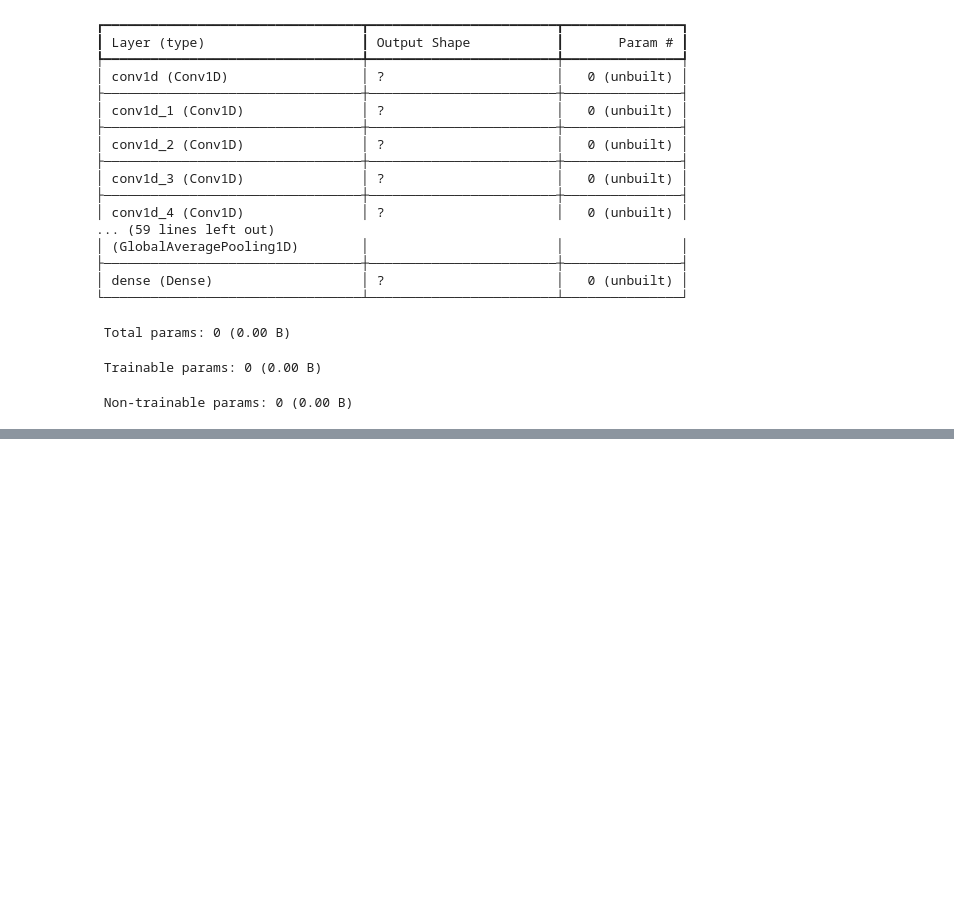
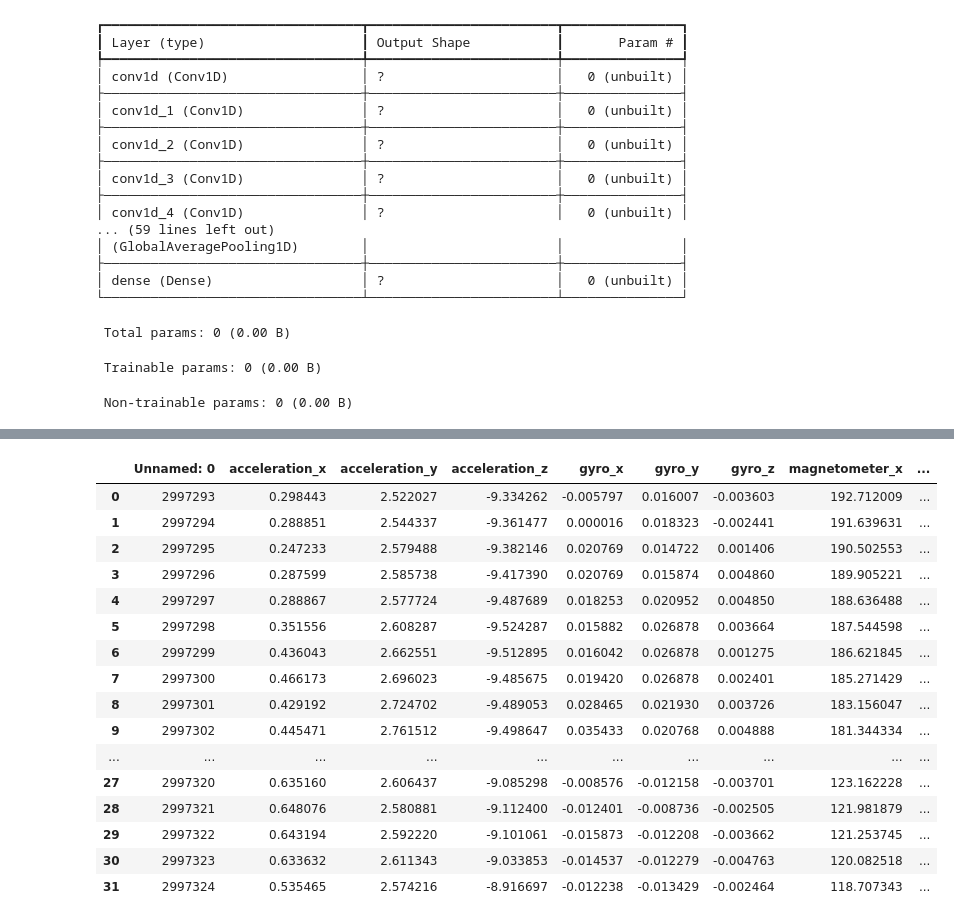
Before and after one commit to esgon191/dnevnik, a Jupyter notebook: research.ipynb, the cells around one changed output, grey strips where cells are left out. Drawn from its saved outputs; the diff is of its cells as text; code cells hidden in the pictures; blank space fills up the shorter version.

Commit message:
rewrite data loader to yield chunks

```diff
--- a/research.ipynb
+++ b/research.ipynb
@@ -109,0 +160,24 @@ model.build(input_shape=[tf.TensorShape((500, 1)) for _ in range(10)])
+# %%
+generator = pd.read_csv('data/pipline_test/X_test.csv', chunksize=config.BATCH_SIZE)
+# %%
+chunk = next(generator)
+# %%
+chunk
+# %% [output]
+|  | Unnamed: 0 | acceleration_x | acceleration_y | acceleration_z | gyro_x | gyro_y | gyro_z | magnetometer_x | ... |
+| 0 | 2997293 | 0.298443 | 2.522027 | -9.334262 | -0.005797 | 0.016007 | -0.003603 | 192.712009 | ... |
+| 1 | 2997294 | 0.288851 | 2.544337 | -9.361477 | 0.000016 | 0.018323 | -0.002441 | 191.639631 | ... |
+| 2 | 2997295 | 0.247233 | 2.579488 | -9.382146 | 0.020769 | 0.014722 | 0.001406 | 190.502553 | ... |
+| 3 | 2997296 | 0.287599 | 2.585738 | -9.417390 | 0.020769 | 0.015874 | 0.004860 | 189.905221 | ... |
+| 4 | 2997297 | 0.288867 | 2.577724 | -9.487689 | 0.018253 | 0.020952 | 0.004850 | 188.636488 | ... |
+| 5 | 2997298 | 0.351556 | 2.608287 | -9.524287 | 0.015882 | 0.026878 | 0.003664 | 187.544598 | ... |
+| 6 | 2997299 | 0.436043 | 2.662551 | -9.512895 | 0.016042 | 0.026878 | 0.001275 | 186.621845 | ... |
+| 7 | 2997300 | 0.466173 | 2.696023 | -9.485675 | 0.019420 | 0.026878 | 0.002401 | 185.271429 | ... |
+| 8 | 2997301 | 0.429192 | 2.724702 | -9.489053 | 0.028465 | 0.021930 | 0.003726 | 183.156047 | ... |
+| 9 | 2997302 | 0.445471 | 2.761512 | -9.498647 | 0.035433 | 0.020768 | 0.004888 | 181.344334 | ... |
+| ... | ... | ... | ... | ... | ... | ... | ... | ... | ... |
+| 27 | 2997320 | 0.635160 | 2.606437 | -9.085298 | -0.008576 | -0.012158 | -0.003701 | 123.162228 | ... |
+| 28 | 2997321 | 0.648076 | 2.580881 | -9.112400 | -0.012401 | -0.008736 | -0.002505 | 121.981879 | ... |
+| 29 | 2997322 | 0.643194 | 2.592220 | -9.101061 | -0.015873 | -0.012208 | -0.003662 | 121.253745 | ... |
+| 30 | 2997323 | 0.633632 | 2.611343 | -9.033853 | -0.014537 | -0.012279 | -0.004763 | 120.082518 | ... |
+| 31 | 2997324 | 0.535465 | 2.574216 | -8.916697 | -0.012238 | -0.013429 | -0.002464 | 118.707343 | ... |
```
Also changed, not shown: parts of 3 cells of this notebook, 3 other files.
